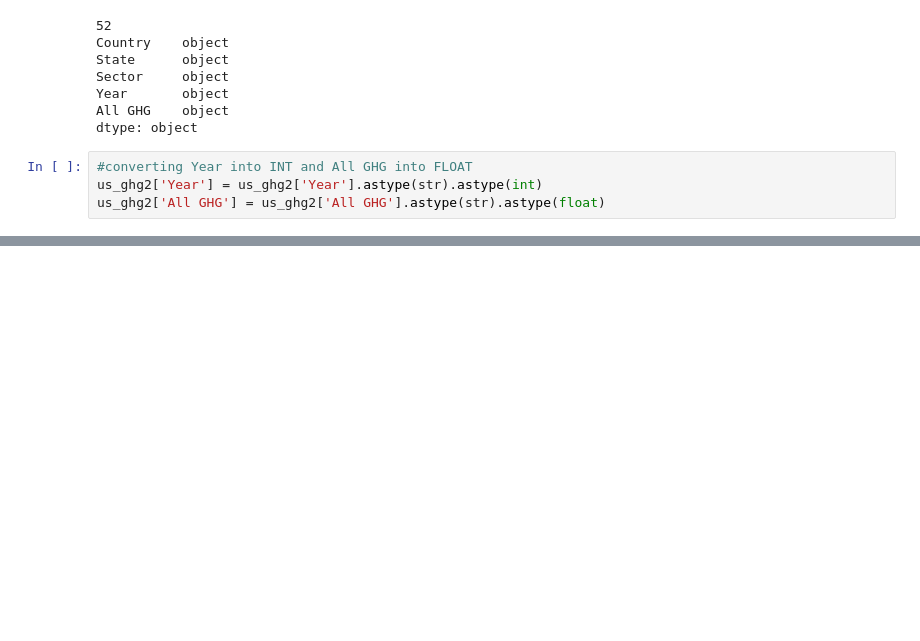
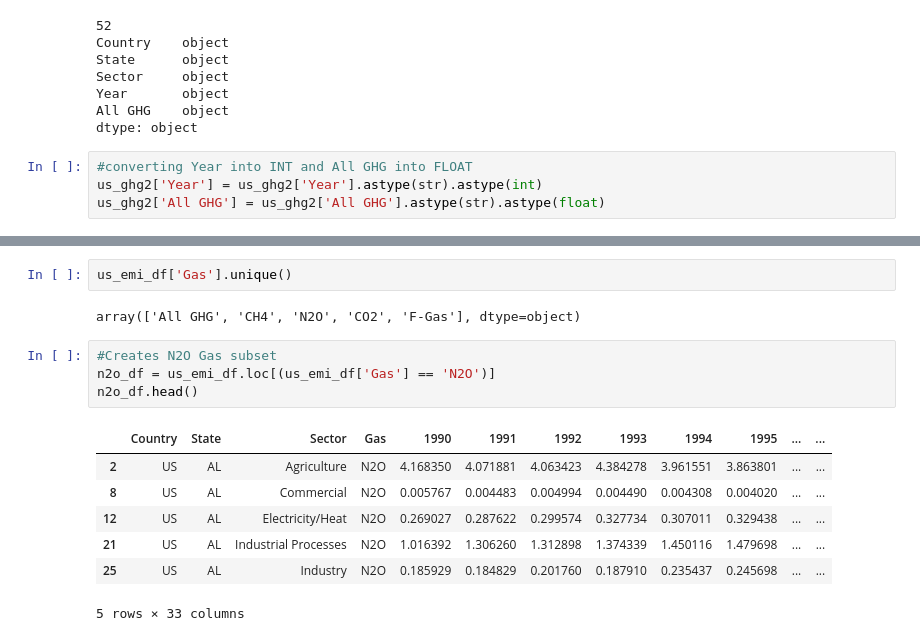
Before and after one commit to Michaelfr22/Final_Project, a Jupyter notebook: US_Emissions_1990_2018.ipynb, the cells around one changed output, grey strips where cells are left out. Saved outputs shown, nothing was run; the diff lists cells and outputs as text; blank space fills up the shorter version.

```diff
--- a/US_Emissions_1990_2018.ipynb
+++ b/US_Emissions_1990_2018.ipynb
@@ -322,0 +365,16 @@ rf_model.score(X_test_scaled, y_test)
+# %%
+us_emi_df['Gas'].unique()
+# %% [output]
+array(['All GHG', 'CH4', 'N2O', 'CO2', 'F-Gas'], dtype=object)
+# %%
+#Creates N2O Gas subset
+n2o_df = us_emi_df.loc[(us_emi_df['Gas'] == 'N2O')]
+n2o_df.head()
+# %% [output]
+|  | Country | State | Sector | Gas | 1990 | 1991 | 1992 | 1993 | 1994 | 1995 | ... | ... |
+| 2 | US | AL | Agriculture | N2O | 4.168350 | 4.071881 | 4.063423 | 4.384278 | 3.961551 | 3.863801 | ... | ... |
+| 8 | US | AL | Commercial | N2O | 0.005767 | 0.004483 | 0.004994 | 0.004490 | 0.004308 | 0.004020 | ... | ... |
+| 12 | US | AL | Electricity/Heat | N2O | 0.269027 | 0.287622 | 0.299574 | 0.327734 | 0.307011 | 0.329438 | ... | ... |
+| 21 | US | AL | Industrial Processes | N2O | 1.016392 | 1.306260 | 1.312898 | 1.374339 | 1.450116 | 1.479698 | ... | ... |
+| 25 | US | AL | Industry | N2O | 0.185929 | 0.184829 | 0.201760 | 0.187910 | 0.235437 | 0.245698 | ... | ... |
+5 rows × 33 columns
```
Also changed, not shown: parts of 28 cells of this notebook, 3 other files.
